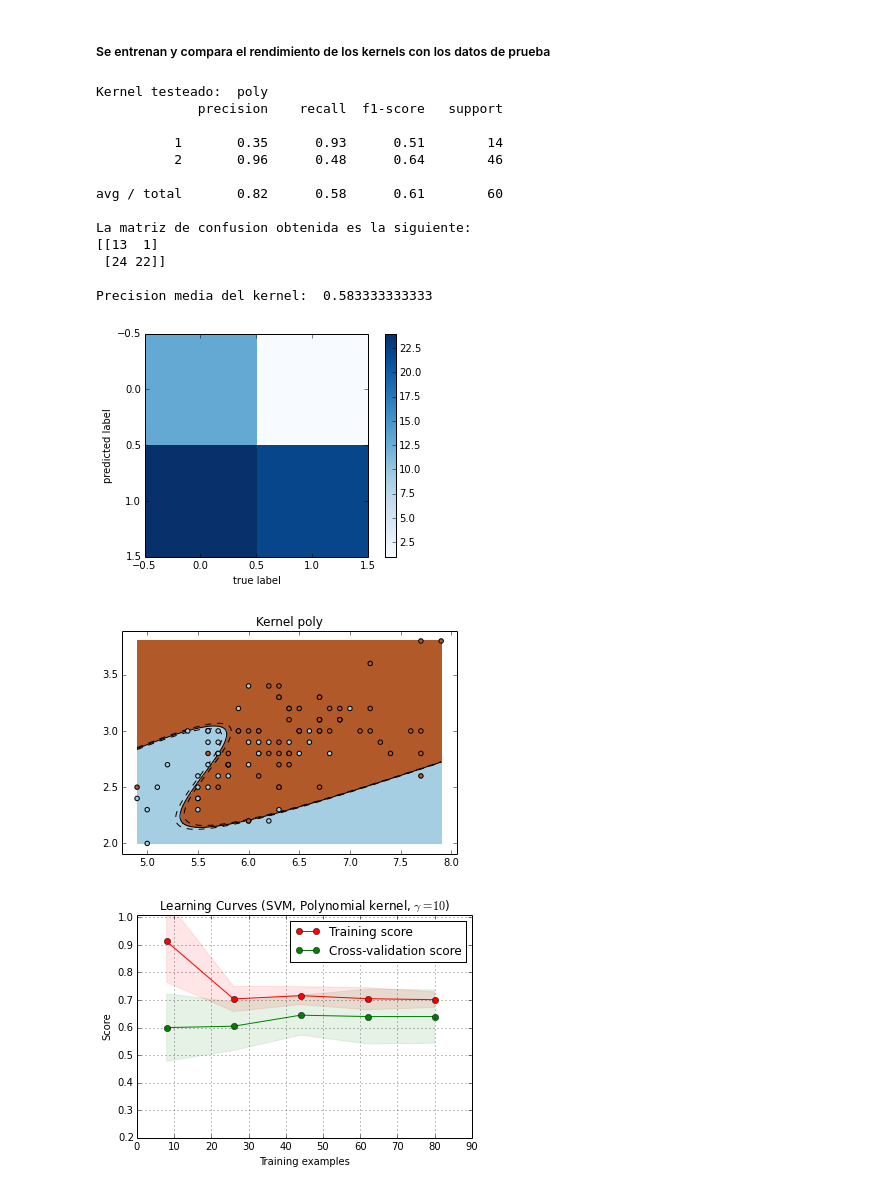
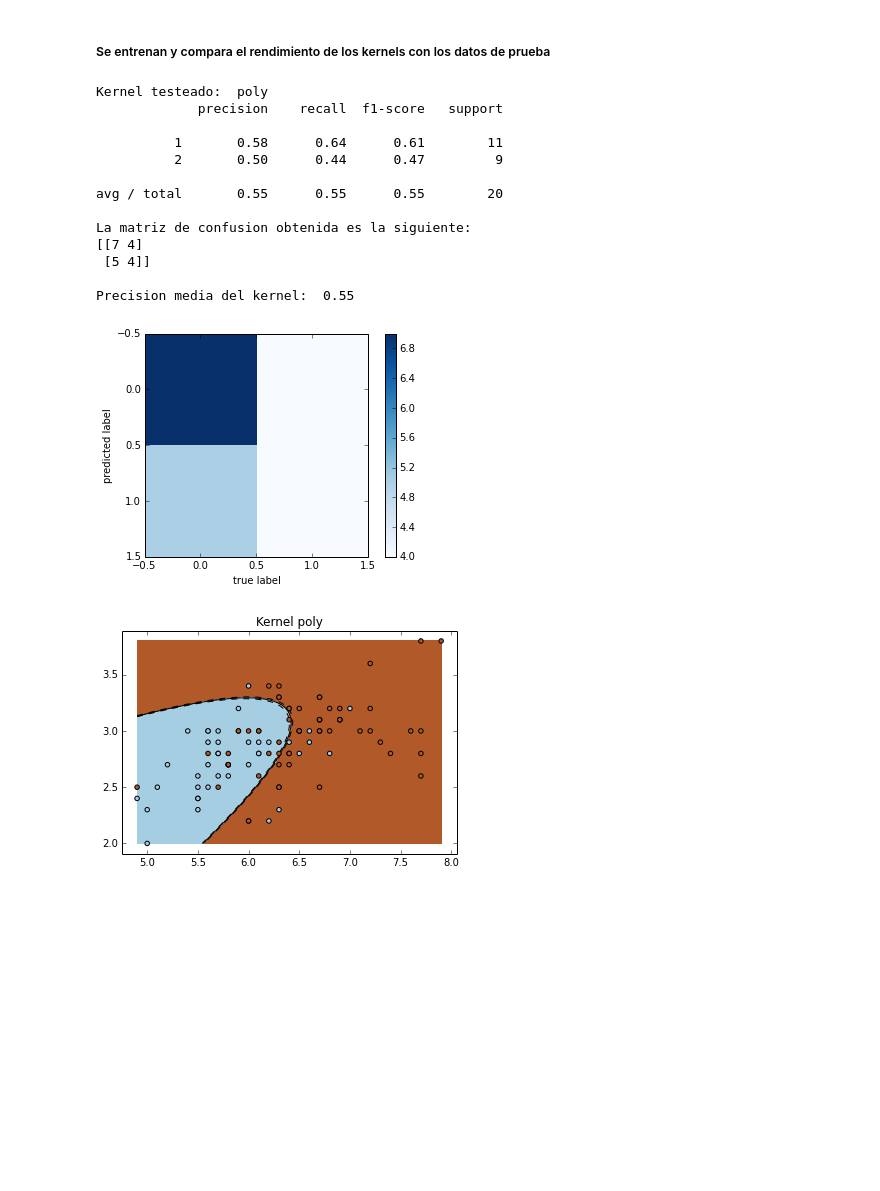
Before and after one commit to rhuincalef/dss_2016, a Jupyter notebook: TP5/Punto1.4.2.ipynb, the cells around one changed output. Cells and saved outputs as stored; diff of their text form; code cells hidden in the pictures; blank space fills up the shorter version.

```diff
--- a/TP5/Punto1.4.2.ipynb
+++ b/TP5/Punto1.4.2.ipynb
@@ -41,11 +41,11 @@ def cargar_datos_prueba():
     # elimina cualquier valor que sea igual a cero.
     X = X[y != 0, :2]
     y = y[y != 0]
-    print "X: ",len(X)
-    print "y: ",len(y)
+    print "X: ",len(X),"x.shape: ",X.shape
+    print "y: ",len(y),"y.shape: ",y.shape
     # Se genera una division aleatoria entre datos de prueba y entrenamiento
     X_train, X_test, y_train, y_test = train_test_split(X, y,
-                                                        test_size=0.60, random_state=42)
+                                                        test_size=0.20, random_state=42)
 
     return (X,y,X_train,y_train,X_test, y_test)
 
@@ -172,7 +172,7 @@ def plot_learning_curve(estimator, title, X, y, ylim=None, cv=None,
 #### Se entrena el modelo y se retornan las predicciones para un conjunto de datos
 # %%
 def entrenar_kernel(nombre_kernel):
-    clf = svm.SVC(kernel=nombre_kernel, gamma=10)
+    clf = svm.SVC(kernel=nombre_kernel, gamma=10,probability=True)
     clf.fit(X_train, y_train)
     y_pred = clf.predict(X_test)
     return (clf,y_pred)
@@ -200,35 +200,34 @@ ShuffleSplit?
 # %%
 kernel2,y_pred2 = entrenar_kernel('poly')
 imprimir_estadisticas('poly',kernel2,X_test,y_pred2,y_test)
 plot_matrix(kernel2, X_test, y_test)
 graficar('poly',kernel2)
 
 #Se grafica la curva de aprendizaje para detectar overfitting
 title = "Learning Curves (SVM, Polynomial kernel, $\gamma=10$)"
 
 # SVC is more expensive so we do a lower number of CV iterations:
 
 cv2 = ShuffleSplit(X.shape[0], n_iter=10, test_size=0.2, random_state=0)
 #estimator = SVC(gamma=0.001)
 estimator2 = kernel2
-plot_learning_curve(estimator2, title, X, y, (0.2, 1.01), cv=cv2, n_jobs=4)
+#plot_learning_curve(estimator2, title, X, y, (0.2, 1.01), cv=cv2, n_jobs=4)
 # %% [output]
 Kernel testeado:  poly
              precision    recall  f1-score   support
 
-          1       0.35      0.93      0.51        14
-          2       0.96      0.48      0.64        46
+          1       0.58      0.64      0.61        11
+          2       0.50      0.44      0.47         9
 
-avg / total       0.82      0.58      0.61        60
+avg / total       0.55      0.55      0.55        20
 
 La matriz de confusion obtenida es la siguiente:
-[[13  1]
- [24 22]]
+[[7 4]
+ [5 4]]
 
-Precision media del kernel:  0.583333333333
+Precision media del kernel:  0.55
-[figure, old version]
+[figure, new version]
-[figure, old version]
+[figure, new version]
-[figure, removed]
 # %%
 kernel,y_pred = entrenar_kernel('rbf')
 imprimir_estadisticas('rbf',kernel,X_test,y_pred,y_test)
```
Also changed, not shown: parts of 16 cells of this notebook.
